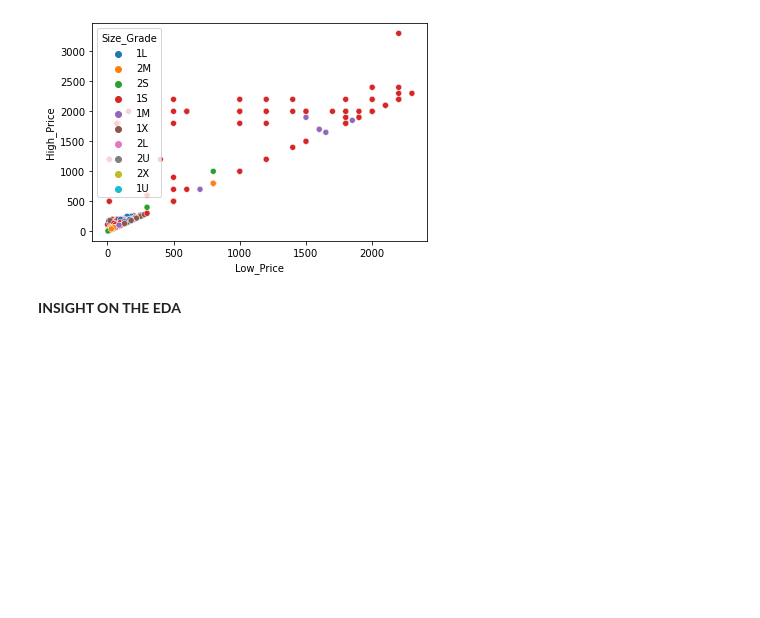
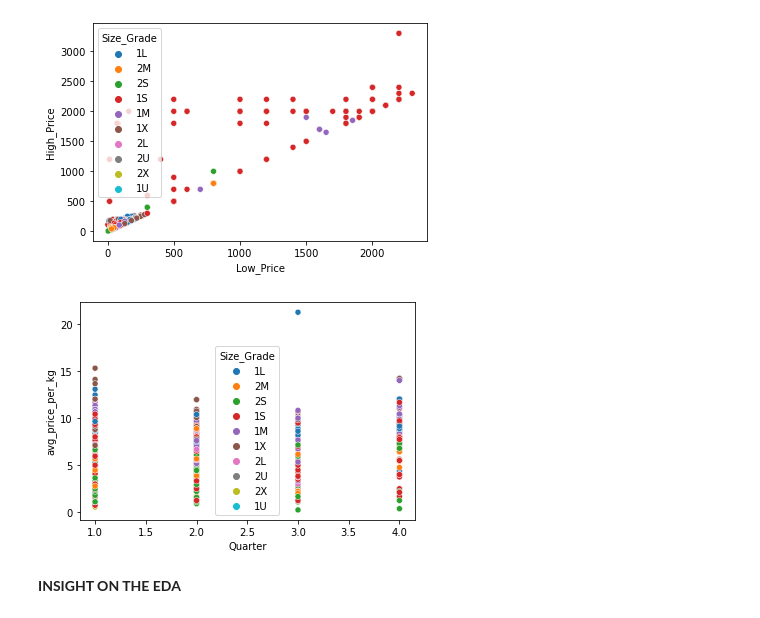
Before and after one commit to BigguyFM32/Regression-Team-TS1, a Jupyter notebook: Regression Team 1 Notebook.ipynb, the cells around one changed output. Saved outputs shown, nothing was run; the diff lists cells and outputs as text; code cells hidden in the pictures; blank space fills up the shorter version.

```diff
--- a/Regression Team 1 Notebook.ipynb
+++ b/Regression Team 1 Notebook.ipynb
@@ -294,6 +309,11 @@ sns.scatterplot(x='Low_Price', y='High_Price', hue='Size_Grade', data=golden_app
 plt.show()
 # %% [output]
 [figure]
+# %%
+sns.scatterplot(x='Quarter', y='avg_price_per_kg', hue='Size_Grade', data=golden_apple_train)
+plt.show()
+# %% [output]
+[figure, added]
 # %% [markdown]
 **INSIGHT ON THE EDA**
 # %% [markdown]
```
Also changed, not shown: parts of 8 cells of this notebook.
